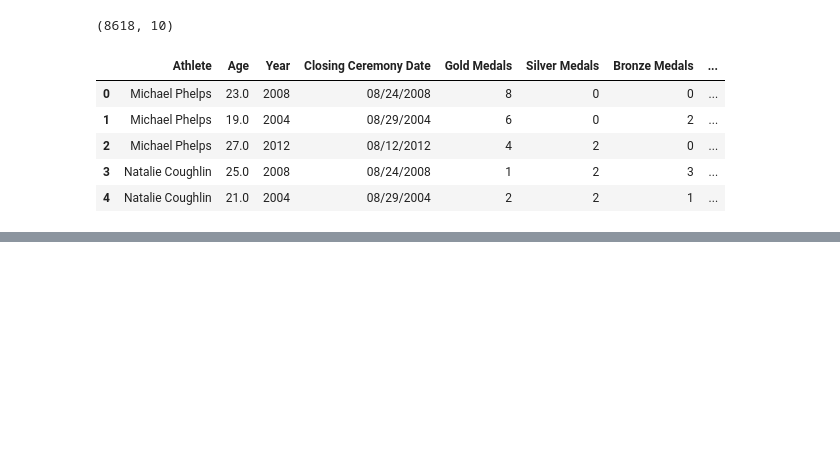
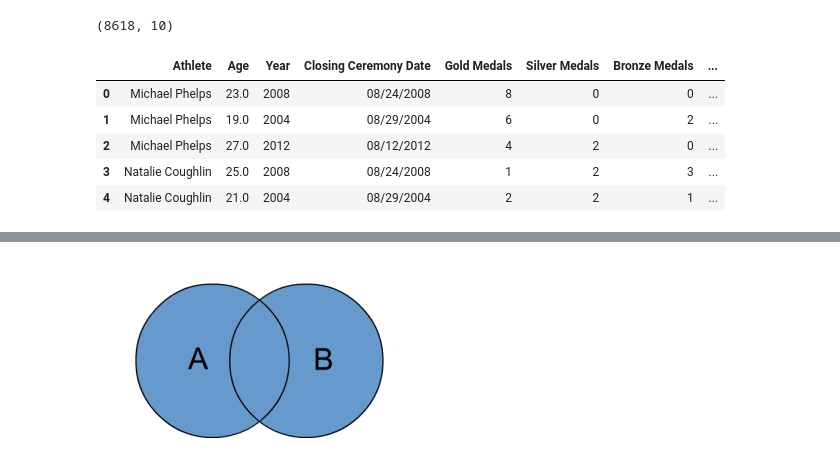
Before and after one commit to Byhako/cursoUdemyAI, a Jupyter notebook: notebooks/3-Editar_dataFrame.ipynb, the cells around one changed output, grey strips where cells are left out. Saved outputs shown, nothing was run; the diff lists cells and outputs as text; code cells hidden in the pictures; blank space fills up the shorter version.

```diff
--- a/notebooks/3-Editar_dataFrame.ipynb
+++ b/notebooks/3-Editar_dataFrame.ipynb
@@ -450,0 +496,4 @@ atletas.head()
+# %%
+Image(filename='../resourses/outer-join.png')
+# %% [output]
+[figure, added]
```
Also changed, not shown: parts of 9 cells of this notebook.
